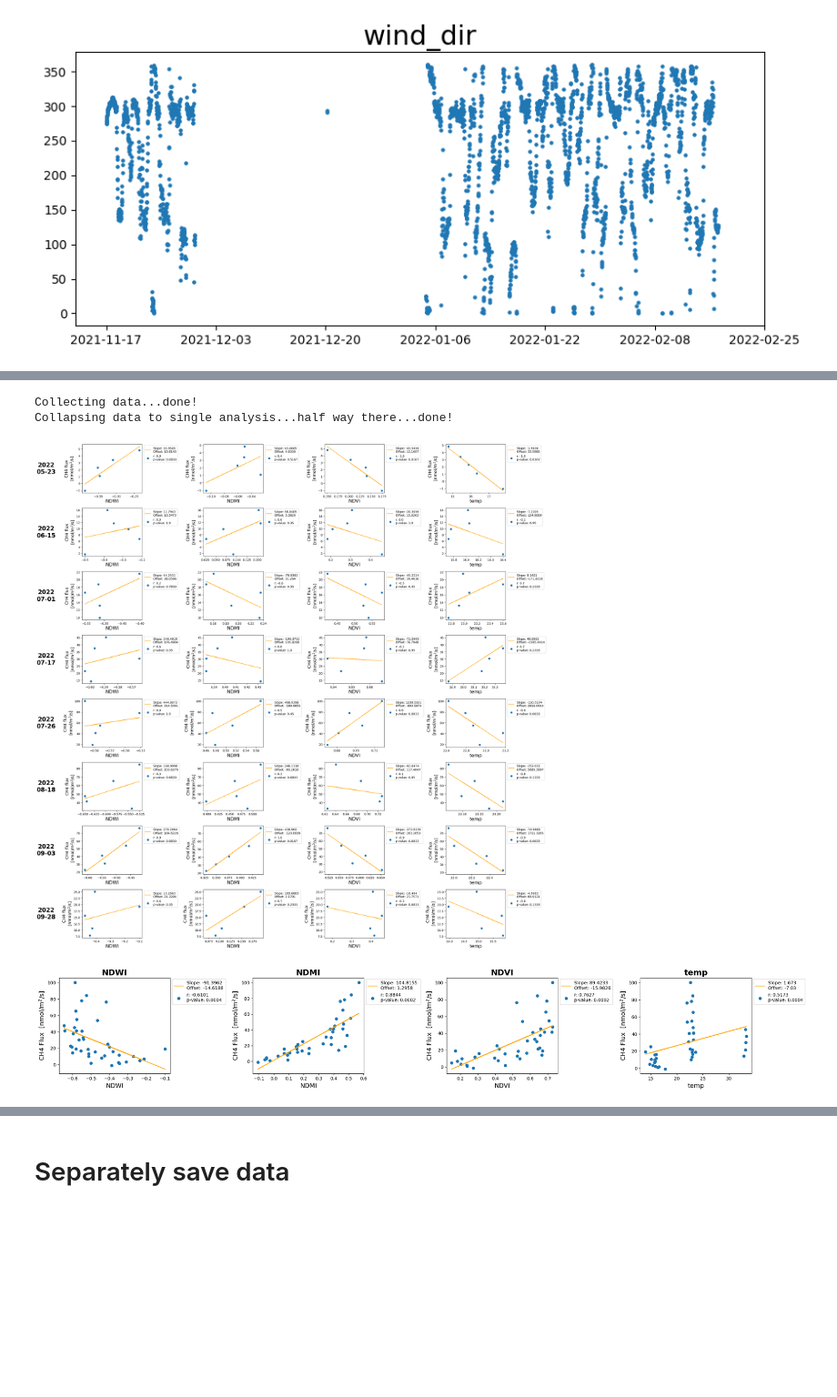
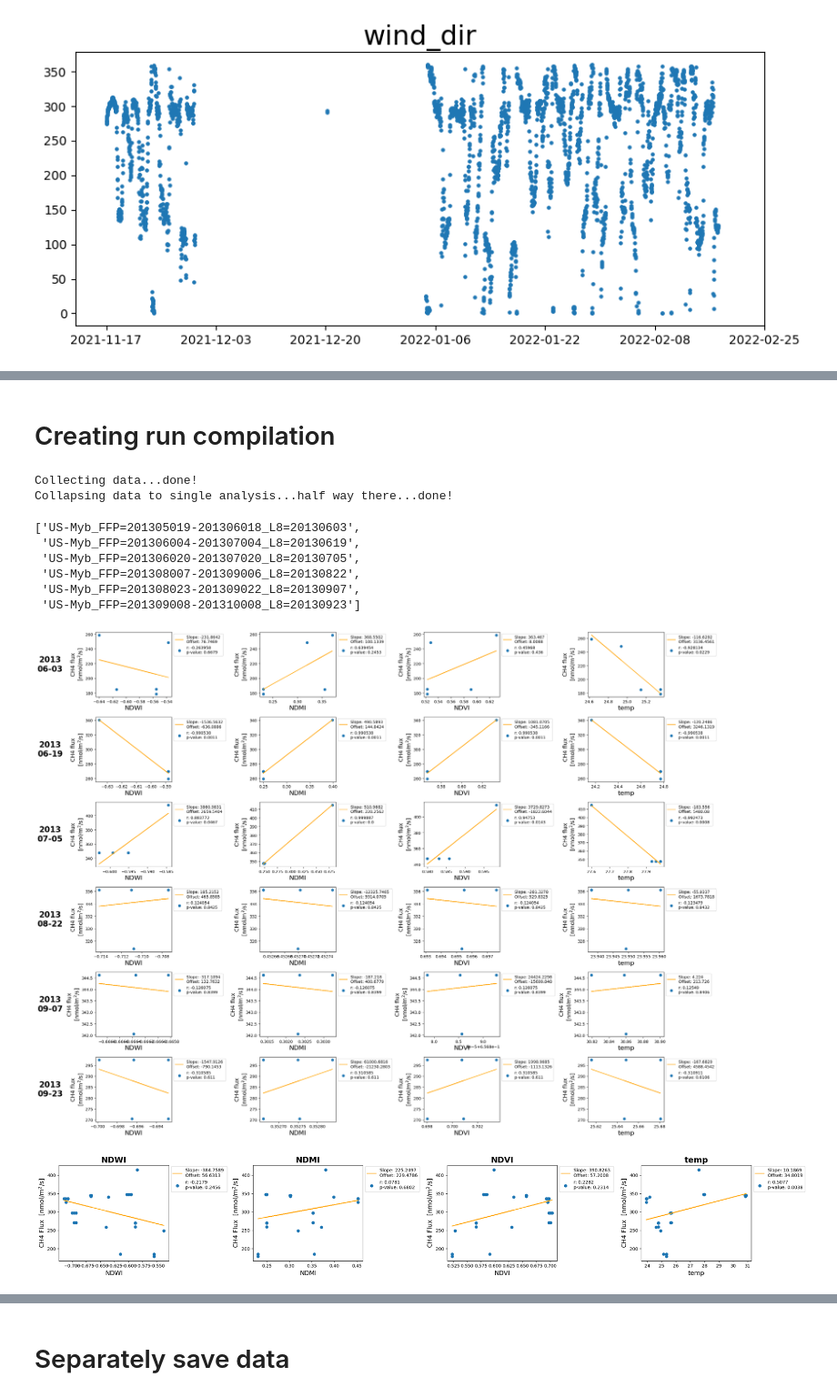
Before and after one commit to dng55/Clustered_Methane_Hotspot_Detection, a Jupyter notebook: Thesis_Notebook.ipynb, the cells around one changed output, grey strips where cells are left out. Shown at 91% size. Drawn from its saved outputs; the diff is of its cells as text; code cells hidden in the pictures; blank space fills up the shorter version.

```diff
--- a/Thesis_Notebook.ipynb
+++ b/Thesis_Notebook.ipynb
@@ -182,0 +222,20 @@ plt.pcolormesh(data['ffp']['xr'],data['ffp']['yr'],data['ffp']['ch4'])
+# %%
+# from thesis_setup import getL8Dates
+# Gather names of all stored runs in stored folder
+site_name = 'US-WPT'
+stored_ffp_path = '/Users/darianng/Documents/MSc_Geography/Methane_Hotspot/FARF_Code/python_code/'\
+                        'data/compilation/'+site_name
+os.chdir(stored_ffp_path)
+full_FileNames = os.listdir(stored_ffp_path)
+# Separating out the run info from filenames
+ffp_list = np.unique([file.split('fluxMap_')[1].split('_')[1].split('.')[0] for file in full_FileNames if file != '.DS_Store'])
+# Matching ffp file names in required_FileNames to matching L8 date in L8_dates
+L8_dates = getL8Dates(site_name,getlist=True)
+L8_list = []
+for run in ffp_list:
+    # Added step: ffp records dates stupidly. Need to remove extra 0 in day (i.e. 2021 05 025)
+    start = int(run.split('-')[0][:6]+run.split('-')[0][7:])
+    end = int(run.split('-')[1][:6]+run.split('-')[1][7:])
+    L8_idx = np.where((L8_dates > start) & (L8_dates < end))[0]
+    L8_list.append(L8_dates[L8_idx][0])
+print(f'\nCheck: L8_list length: {len(L8_list)}, ffp_list: {len(ffp_list)}')
@@ -231,40 +361,54 @@ DONE!
+# %% [markdown]
+# Creating run compilation
 # %%
 # Compilation!
 import os
 from thesis import compiled_regression
 import numpy as np
-folder_path = '/Users/darianng/Documents/Msc_Geography/Methane_Hotspot/FARF_Code/python_code/Saved_Data_Cluster_May2023'
+# Folder storing pre-processed and clustered data
+folder_path = '/Users/darianng/Documents/Msc_Geography/Methane_Hotspot/FARF_Code/python_code/'\
+                    'Saved_Data_Cluster_May2023'
 
-subfolder_names = []
+
+# subfolder_names = []
 runs = []
+site_name = 'US-Myb'
 
 # Getting all available runs
 for root, dirs, files in os.walk(folder_path):
     for dir_name in dirs:
-        subfolder_names.append(os.path.join(root, dir_name))
-        runs.append(dir_name)
+#         subfolder_names.append(os.path.join(root, dir_name))
+        if site_name in dir_name:
+            runs.append(dir_name)
 
-# Getting specific period
-target_year = np.array([2022])
-target_month = [5,9] # start,end
+# !! Choose specific period !!
+target_year = np.array([2013]) # List specific years
+target_month = [5,9] # start,end: range
 chosen_runs = []
 
 for run_idx,run in enumerate(runs):
-    run_year = int(run[33:37])
-    run_month = int(run[37:39])
+    run_year = int(run.split('L8=')[1][:4])
+    run_month = int(run.split('L8=')[1][4:6])
     if np.any(run_year == target_year):
         if run_month >= target_month[0] and run_month <= target_month[1]:
             chosen_runs.append(run)
 
 # This just orders the list in ascending date order
 def get_last_number(item):
     return int(item.split('L8=')[-1])
 chosen_runs = sorted(chosen_runs,key=get_last_number)
-
-dataPath = '/Users/darianng/Documents/MSc_Geography/MSc Thesis/Data/Compilation/Young_Annual/'
-fig1,fig2,compiled_data = compiled_regression(chosen_runs,dataPath,correlation='Spearman')
+# Data from:
+dataPath = f'/Users/darianng/Documents/MSc_Geography/MSc Thesis/Data/Compilation/{site_name}_Annual/'
+fig1,fig2,compiled_data = compiled_regression(chosen_runs,dataPath,correlation='Pearson')
+chosen_runs
 # %% [output]
 Collecting data...done!
 Collapsing data to single analysis...half way there...done!
+['US-Myb_FFP=201305019-201306018_L8=20130603',
+ 'US-Myb_FFP=201306004-201307004_L8=20130619',
+ 'US-Myb_FFP=201306020-201307020_L8=20130705',
+ 'US-Myb_FFP=201308007-201309006_L8=20130822',
+ 'US-Myb_FFP=201308023-201309022_L8=20130907',
+ 'US-Myb_FFP=201309008-201310008_L8=20130923']
-[figure, old version]
+[figure, new version]
-[figure, old version]
+[figure, new version]
```
Also changed, not shown: parts of 54 cells of this notebook, 4 other files.
